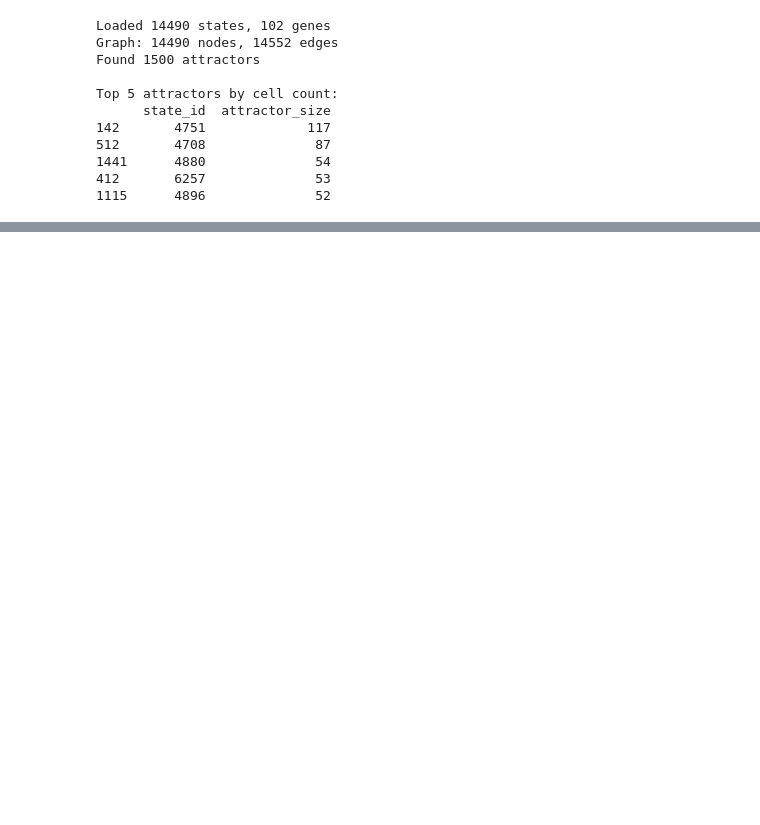
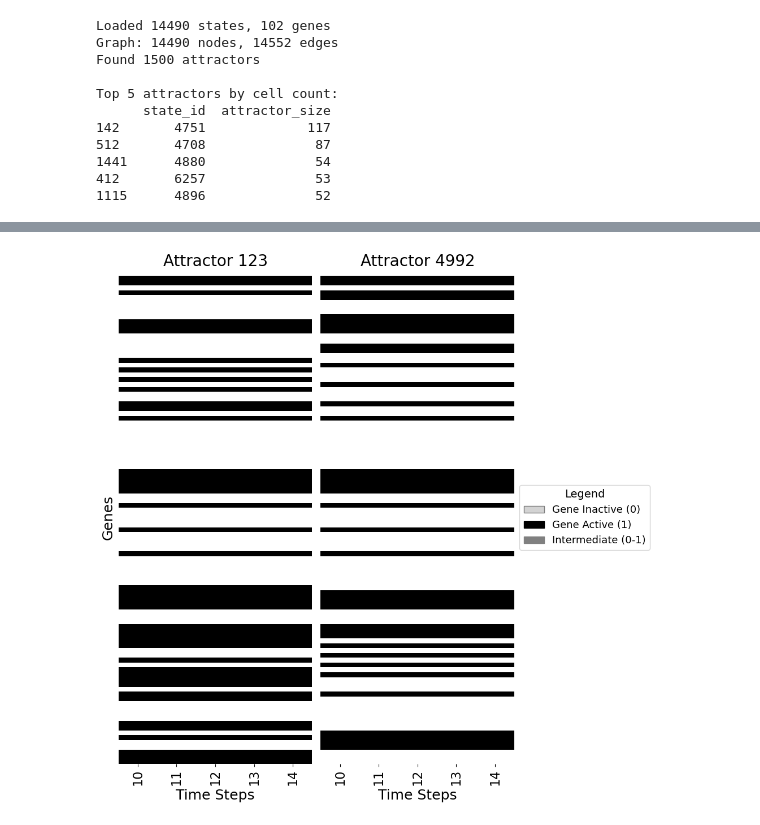
Before and after one commit to emoeller80281/scBONITA2, a Jupyter notebook: notebooks/analyze_attractor_output.ipynb, the cells around one changed output, grey strips where cells are left out. Cells and saved outputs as stored; diff of their text form; code cells hidden in the pictures; blank space fills up the shorter version.

```diff
--- a/notebooks/analyze_attractor_output.ipynb
+++ b/notebooks/analyze_attractor_output.ipynb
@@ -175,0 +176,92 @@ Found 117 cells reaching attractor 4751
+# %%
+def compare_attractor_trajectories(state_id_1, state_id_2, state_library_df, gene_names, trajectory_dir, stg_output_trajectory):
+    """
+    Visualizes and compares the mean trajectories of two attractors side by side.
+
+    Parameters
+    ----------
+    state_id_1 : int
+        The state_id of the first attractor
+    state_id_2 : int
+        The state_id of the second attractor
+    state_library_df : pd.DataFrame
+        DataFrame containing state library information
+    gene_names : list
+        List of gene names
+    trajectory_dir : str
+        Path to directory containing cell trajectory files
+    stg_output_trajectory : str
+        Path to STG output directory
+    """
+    fig, axes = plt.subplots(1, 2, figsize=(10, 10), sharey=True)
+
+    for idx, state_id in enumerate([state_id_1, state_id_2]):
+        # Load cell-to-attractor mapping
+        cell_attractor_df = pd.read_csv(f"{stg_output_trajectory}/cell_attractor_mapping.csv")
+
+        # Find all cells that reach this attractor
+        cells_to_attractor = cell_attractor_df[cell_attractor_df['attractor_state_id'] == state_id]
+        cell_numbers = cells_to_attractor['cell_number'].values
+
+        if len(cell_numbers) == 0:
+            print(f"No cells reach attractor {state_id}")
+            continue
+
+        # Load all trajectories for these cells
+        all_trajectories = []
+        for cell_num in cell_numbers:
+            trajectory_file = os.path.join(trajectory_dir, f"cell_{cell_num}_trajectory.csv")
+
+            if os.path.exists(trajectory_file):
+                trajectory_data = []
+                with open(trajectory_file, 'r') as f:
+                    for line in f:
+                        parts = line.strip().split(',')
+                        time_data = [int(i) for i in parts[1:]]
+                        trajectory_data.append(time_data)
+
+                trajectory_array = np.array(trajectory_data)
+                all_trajectories.append(trajectory_array)
+
+        if len(all_trajectories) == 0:
+            print(f"No trajectory files found for attractor {state_id}")
+            continue
+
+        # Calculate mean trajectory
+        stacked_trajectories = np.stack(all_trajectories, axis=0)
+        mean_trajectory = np.mean(stacked_trajectories, axis=0)
+
+        # Get attractor info
+        attractor_info = state_library_df[state_library_df['state_id'] == state_id]
+        cells_reaching = attractor_info['cells_reaching'].values[0] if len(attractor_info) > 0 else len(cell_numbers)
+
+        # Plot on subplot
+        ax = axes[idx]
+        sns.heatmap(mean_trajectory, cmap='Greys', yticklabels=gene_names if idx == 0 else False,
+                    xticklabels=True, vmin=0, vmax=1, ax=ax, cbar=False)
+        ax.set_title(f"Attractor {state_id}", fontsize=20)
+        ax.set_xlabel('Time Steps', fontsize=18)
+        ax.set_xticklabels(ax.get_xticklabels(), fontsize=16)
+        if idx == 0:
+            ax.set_ylabel('Genes', fontsize=18)
+
+        # Add legend
+    legend_elements = [
+        Patch(facecolor='lightgrey', edgecolor='grey', label='Gene Inactive (0)'),
+        Patch(facecolor='black', edgecolor='black', label='Gene Active (1)'),
+        Patch(facecolor='grey', edgecolor='grey', label='Intermediate (0-1)')
+    ]
+    plt.legend(handles=legend_elements, loc='center left', bbox_to_anchor=(1, 0.5), title="Legend", fontsize=13, title_fontsize=14)
+
+
+    # plt.suptitle(f'Comparison: Attractor {state_id_1} vs Attractor {state_id_2}', fontsize=22, y=0.995)
+    plt.tight_layout()
+
+    return fig
+
+attractor_1 = 123  # Your first attractor
+attractor_2 = 4992    # Your second attractor
+compare_attractor_trajectories(attractor_1, attractor_2, state_library_df, gene_names, trajectory_dir, stg_output_trajectory)
+plt.show()
+# %% [output]
+[figure, added]
```
Also changed, not shown: parts of 3 cells of this notebook.
